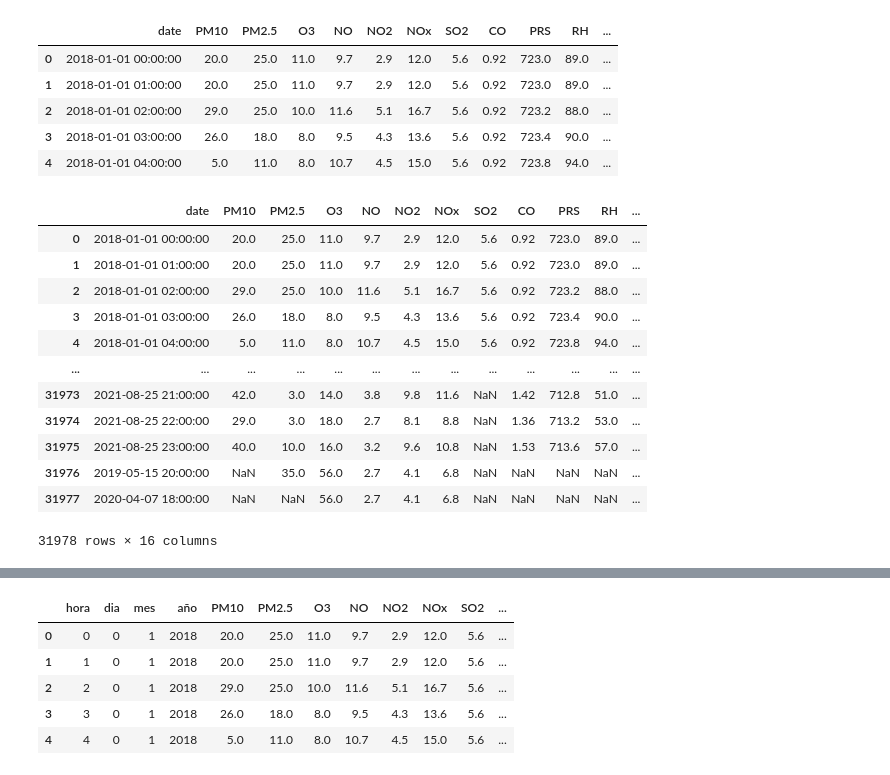
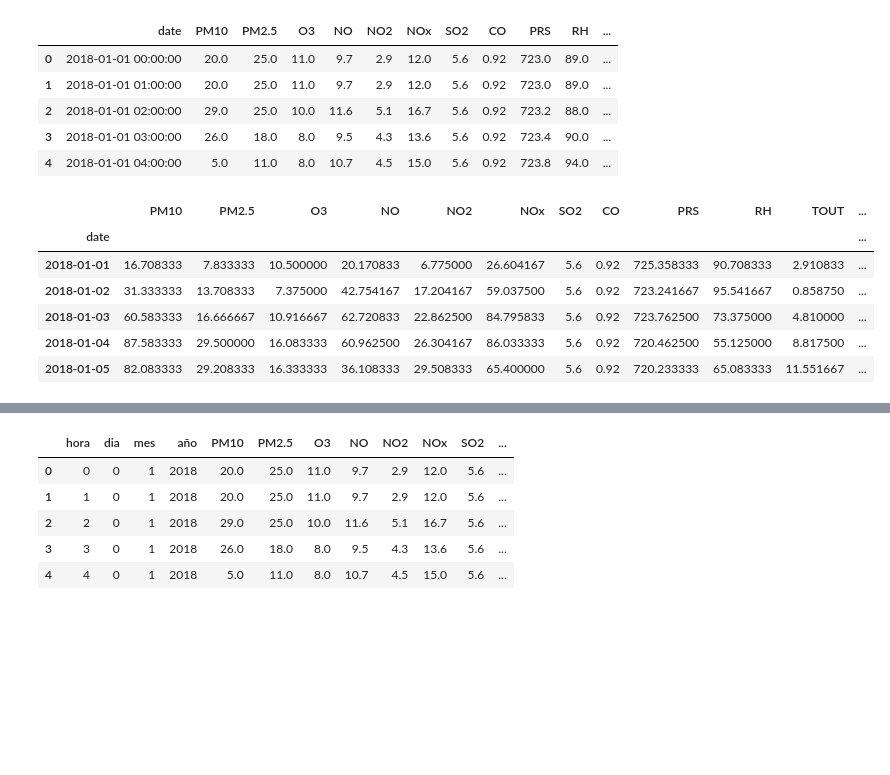
Before and after one commit to DiegoElian02/CienciadeDatosMultivariado, a Jupyter notebook: Analisis.ipynb, the cells around one changed output, grey strips where cells are left out. Drawn from its saved outputs; the diff is of its cells as text; code cells hidden in the pictures; blank space fills up the shorter version.

```diff
--- a/Analisis.ipynb
+++ b/Analisis.ipynb
@@ -19,19 +19,14 @@ df.head()
 | 2 | 2018-01-01 02:00:00 | 29.0 | 25.0 | 10.0 | 11.6 | 5.1 | 16.7 | 5.6 | 0.92 | 723.2 | 88.0 | ... |
 | 3 | 2018-01-01 03:00:00 | 26.0 | 18.0 | 8.0 | 9.5 | 4.3 | 13.6 | 5.6 | 0.92 | 723.4 | 90.0 | ... |
 | 4 | 2018-01-01 04:00:00 | 5.0 | 11.0 | 8.0 | 10.7 | 4.5 | 15.0 | 5.6 | 0.92 | 723.8 | 94.0 | ... |
-# %%
-df
-# %% [output]
-|  | date | PM10 | PM2.5 | O3 | NO | NO2 | NOx | SO2 | CO | PRS | RH | ... |
-| 0 | 2018-01-01 00:00:00 | 20.0 | 25.0 | 11.0 | 9.7 | 2.9 | 12.0 | 5.6 | 0.92 | 723.0 | 89.0 | ... |
-| 1 | 2018-01-01 01:00:00 | 20.0 | 25.0 | 11.0 | 9.7 | 2.9 | 12.0 | 5.6 | 0.92 | 723.0 | 89.0 | ... |
-| 2 | 2018-01-01 02:00:00 | 29.0 | 25.0 | 10.0 | 11.6 | 5.1 | 16.7 | 5.6 | 0.92 | 723.2 | 88.0 | ... |
-| 3 | 2018-01-01 03:00:00 | 26.0 | 18.0 | 8.0 | 9.5 | 4.3 | 13.6 | 5.6 | 0.92 | 723.4 | 90.0 | ... |
-| 4 | 2018-01-01 04:00:00 | 5.0 | 11.0 | 8.0 | 10.7 | 4.5 | 15.0 | 5.6 | 0.92 | 723.8 | 94.0 | ... |
-| ... | ... | ... | ... | ... | ... | ... | ... | ... | ... | ... | ... | ... |
-| 31973 | 2021-08-25 21:00:00 | 42.0 | 3.0 | 14.0 | 3.8 | 9.8 | 11.6 | NaN | 1.42 | 712.8 | 51.0 | ... |
-| 31974 | 2021-08-25 22:00:00 | 29.0 | 3.0 | 18.0 | 2.7 | 8.1 | 8.8 | NaN | 1.36 | 713.2 | 53.0 | ... |
-| 31975 | 2021-08-25 23:00:00 | 40.0 | 10.0 | 16.0 | 3.2 | 9.6 | 10.8 | NaN | 1.53 | 713.6 | 57.0 | ... |
-| 31976 | 2019-05-15 20:00:00 | NaN | 35.0 | 56.0 | 2.7 | 4.1 | 6.8 | NaN | NaN | NaN | NaN | ... |
-| 31977 | 2020-04-07 18:00:00 | NaN | NaN | 56.0 | 2.7 | 4.1 | 6.8 | NaN | NaN | NaN | NaN | ... |
-31978 rows × 16 columns
+# %%
+day_df = df.groupby(pd.Grouper(key='date', axis=0, freq='D')).mean()
+day_df.head()
+# %% [output]
+|  | PM10 | PM2.5 | O3 | NO | NO2 | NOx | SO2 | CO | PRS | RH | TOUT | ... |
+| date |  |  |  |  |  |  |  |  |  |  |  | ... |
+| 2018-01-01 | 16.708333 | 7.833333 | 10.500000 | 20.170833 | 6.775000 | 26.604167 | 5.6 | 0.92 | 725.358333 | 90.708333 | 2.910833 | ... |
+| 2018-01-02 | 31.333333 | 13.708333 | 7.375000 | 42.754167 | 17.204167 | 59.037500 | 5.6 | 0.92 | 723.241667 | 95.541667 | 0.858750 | ... |
+| 2018-01-03 | 60.583333 | 16.666667 | 10.916667 | 62.720833 | 22.862500 | 84.795833 | 5.6 | 0.92 | 723.762500 | 73.375000 | 4.810000 | ... |
+| 2018-01-04 | 87.583333 | 29.500000 | 16.083333 | 60.962500 | 26.304167 | 86.033333 | 5.6 | 0.92 | 720.462500 | 55.125000 | 8.817500 | ... |
+| 2018-01-05 | 82.083333 | 29.208333 | 16.333333 | 36.108333 | 29.508333 | 65.400000 | 5.6 | 0.92 | 720.233333 | 65.083333 | 11.551667 | ... |
```
Also changed, not shown: parts of 6 cells of this notebook, 3 other files.
